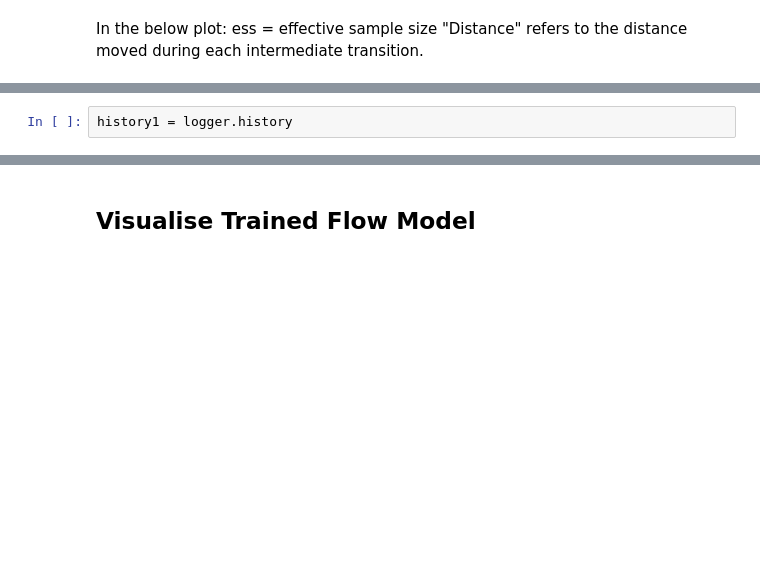
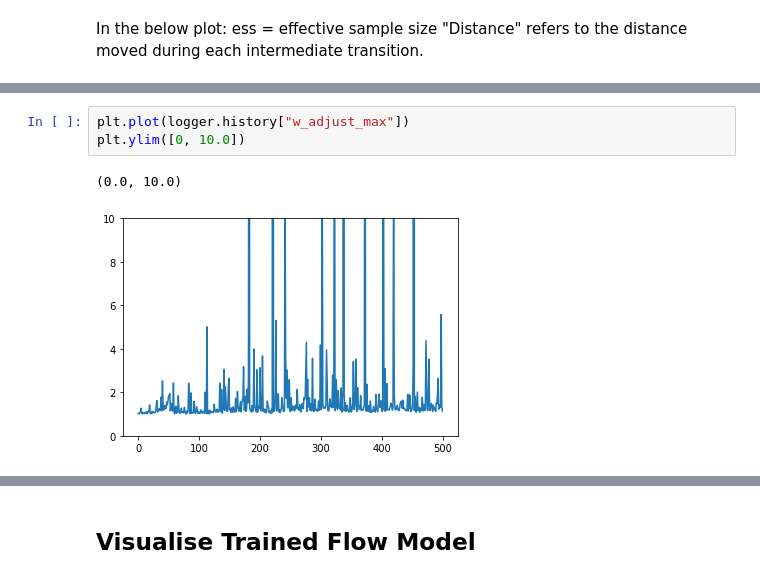
Before and after one commit to lollcat/fab-torch, a Jupyter notebook: examples/double_well_with_prioritised_buffer.ipynb, the cells around one changed output, grey strips where cells are left out. Saved outputs shown, nothing was run; the diff lists cells and outputs as text; blank space fills up the shorter version.

```diff
--- a/examples/double_well_with_prioritised_buffer.ipynb
+++ b/examples/double_well_with_prioritised_buffer.ipynb
@@ -132,2 +152,6 @@ plot_history(logger.history)
 # %%
-history1 = logger.history
+plt.plot(logger.history["w_adjust_max"])
+plt.ylim([0, 10.0])
+# %% [output]
+(0.0, 10.0)
+[figure, added]
```
Also changed, not shown: parts of 7 cells of this notebook, 2 other files.
